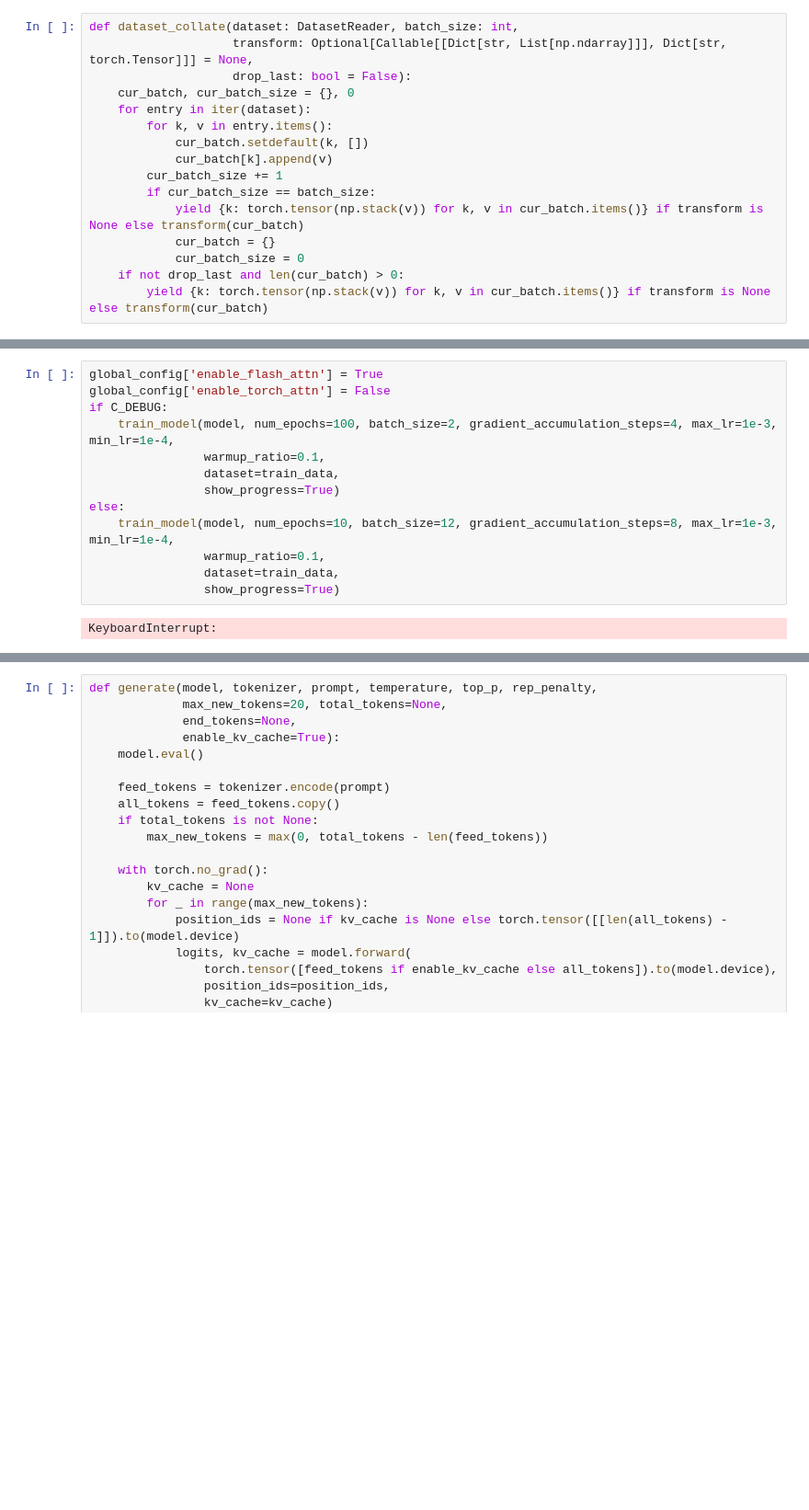
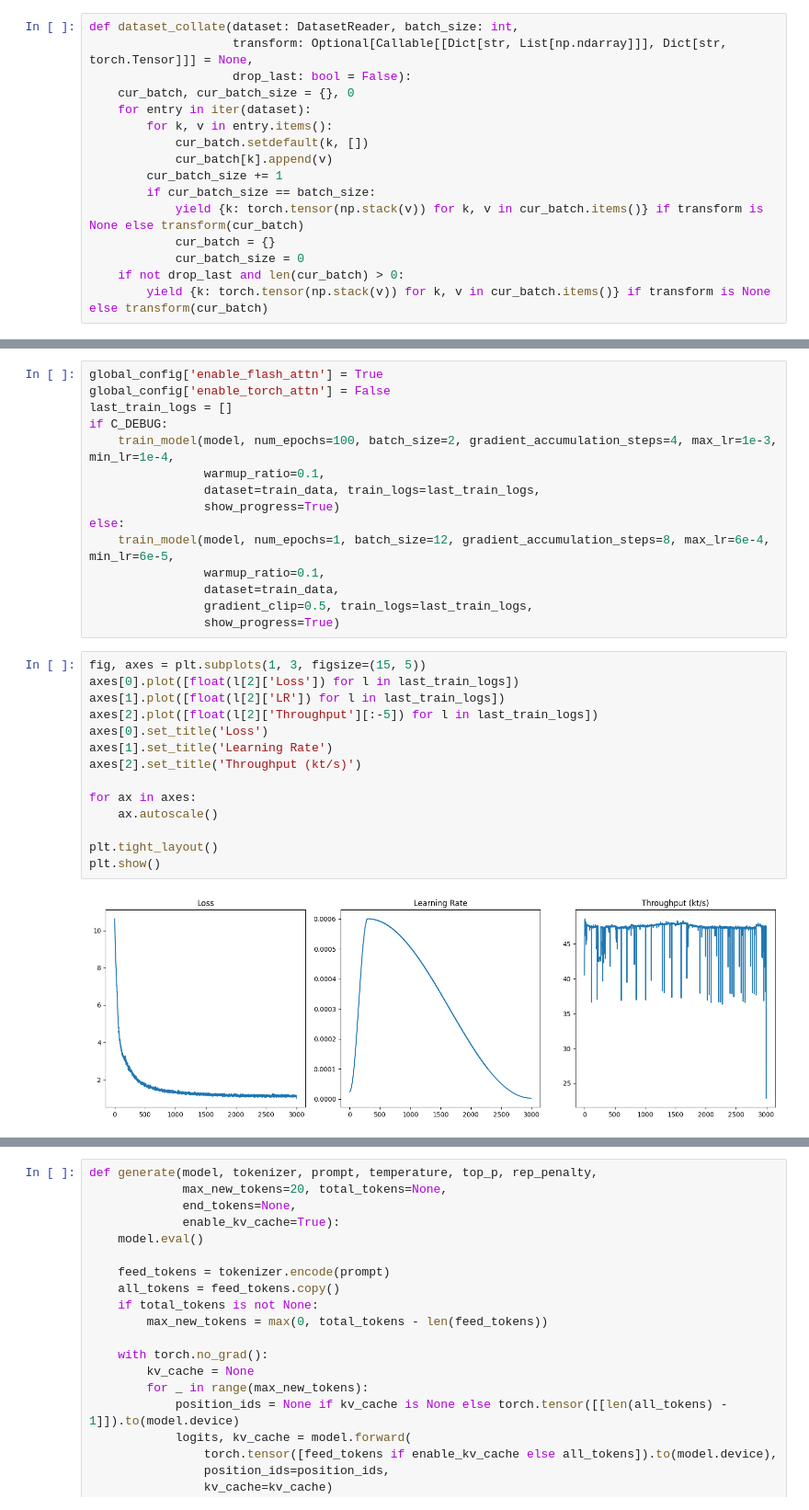
Before and after one commit to Larryvrh/transformer_from_scratch, a Jupyter notebook: vanilla_transformer.ipynb, the cells around one changed output, grey strips where cells are left out. Shown at 92% size. Cells and saved outputs as stored; diff of their text form; blank space fills up the shorter version.

Commit message:
Finish first round training test, need to implement packing mask with FlashAttn via varlen interface.

```diff
--- a/vanilla_transformer.ipynb
+++ b/vanilla_transformer.ipynb
@@ -382,15 +399,31 @@ def train_model(model: nn.Module, num_epochs: int, batch_size: int, gradient_acc
 # %%
 global_config['enable_flash_attn'] = True
 global_config['enable_torch_attn'] = False
+last_train_logs = []
 if C_DEBUG:
     train_model(model, num_epochs=100, batch_size=2, gradient_accumulation_steps=4, max_lr=1e-3, min_lr=1e-4,
                 warmup_ratio=0.1,
-                dataset=train_data,
+                dataset=train_data, train_logs=last_train_logs,
                 show_progress=True)
 else:
-    train_model(model, num_epochs=10, batch_size=12, gradient_accumulation_steps=8, max_lr=1e-3, min_lr=1e-4,
+    train_model(model, num_epochs=1, batch_size=12, gradient_accumulation_steps=8, max_lr=6e-4, min_lr=6e-5,
                 warmup_ratio=0.1,
                 dataset=train_data,
+                gradient_clip=0.5, train_logs=last_train_logs,
                 show_progress=True)
-# %% [output]
-KeyboardInterrupt:
+# %%
+fig, axes = plt.subplots(1, 3, figsize=(15, 5))
+axes[0].plot([float(l[2]['Loss']) for l in last_train_logs])
+axes[1].plot([float(l[2]['LR']) for l in last_train_logs])
+axes[2].plot([float(l[2]['Throughput'][:-5]) for l in last_train_logs])
+axes[0].set_title('Loss')
+axes[1].set_title('Learning Rate')
+axes[2].set_title('Throughput (kt/s)')
+
+for ax in axes:
+    ax.autoscale()
+
+plt.tight_layout()
+plt.show()
+# %% [output]
+[figure, added]
```
Also changed, not shown: parts of 8 cells of this notebook, 1 other file.
